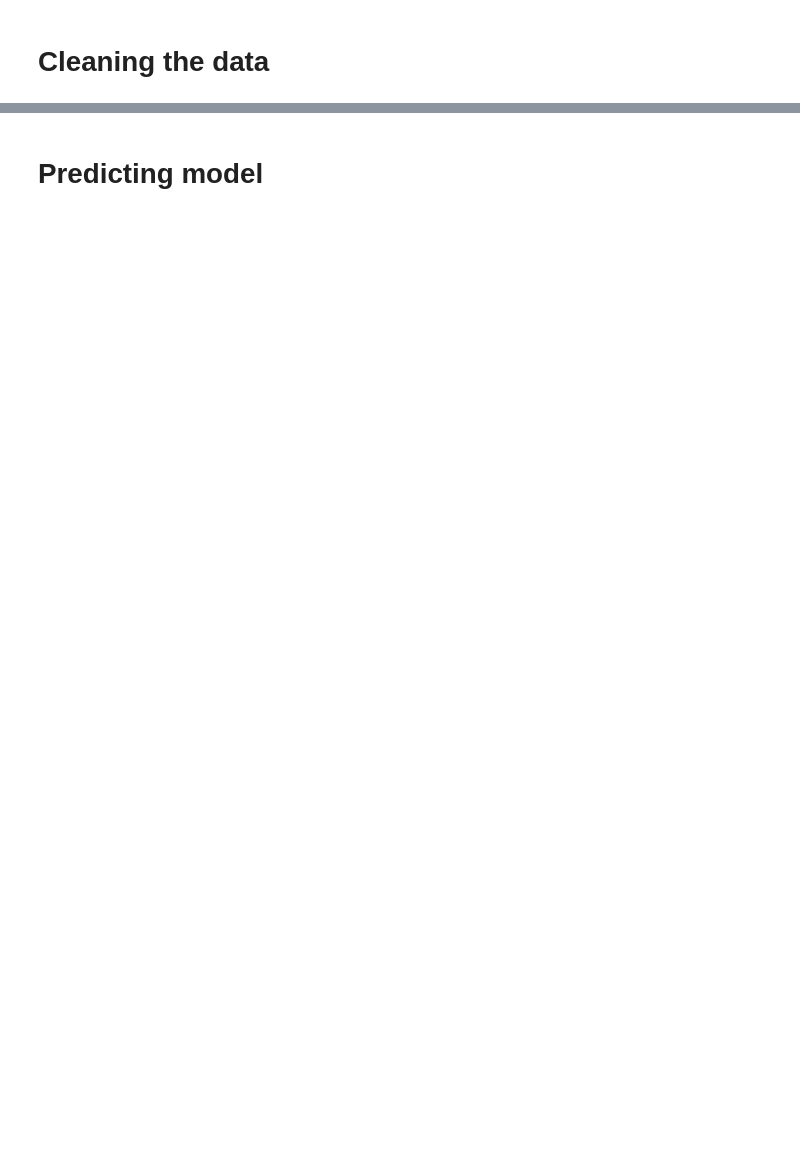
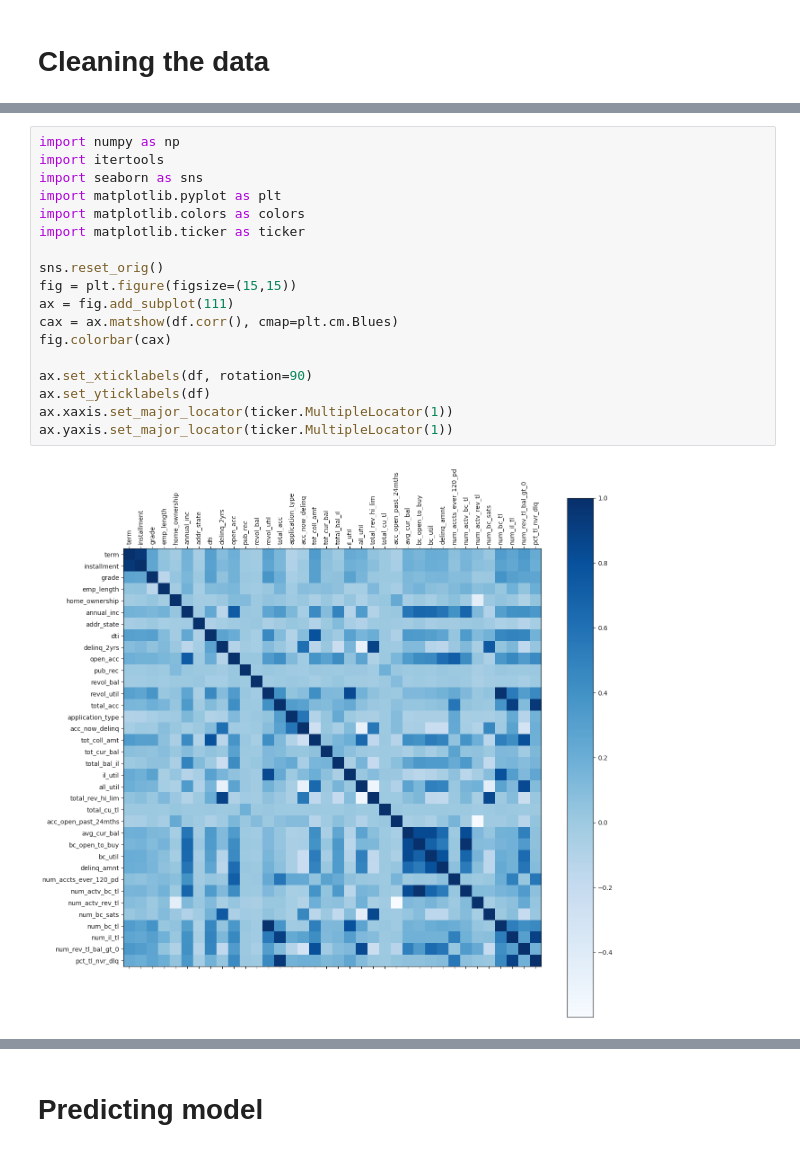
Before and after one commit to antoinecomp/multiclass_prediction, a Jupyter notebook: Loans.ipynb, the cells around one changed output, grey strips where cells are left out. Cells and saved outputs as stored; diff of their text form; blank space fills up the shorter version.

```diff
--- a/Loans.ipynb
+++ b/Loans.ipynb
@@ -417,0 +253,20 @@ distributed.comm.tcp - WARNING - Closing dangling stream in <TCP  local=tcp://12
+# %%
+import numpy as np
+import itertools
+import seaborn as sns
+import matplotlib.pyplot as plt
+import matplotlib.colors as colors
+import matplotlib.ticker as ticker
+
+sns.reset_orig()
+fig = plt.figure(figsize=(15,15))
+ax = fig.add_subplot(111)
+cax = ax.matshow(df.corr(), cmap=plt.cm.Blues)
+fig.colorbar(cax)
+
+ax.set_xticklabels(df, rotation=90)
+ax.set_yticklabels(df)
+ax.xaxis.set_major_locator(ticker.MultipleLocator(1))
+ax.yaxis.set_major_locator(ticker.MultipleLocator(1))
+# %% [output]
+[figure, added]
```
Also changed, not shown: parts of 72 cells of this notebook, 2 other files.
